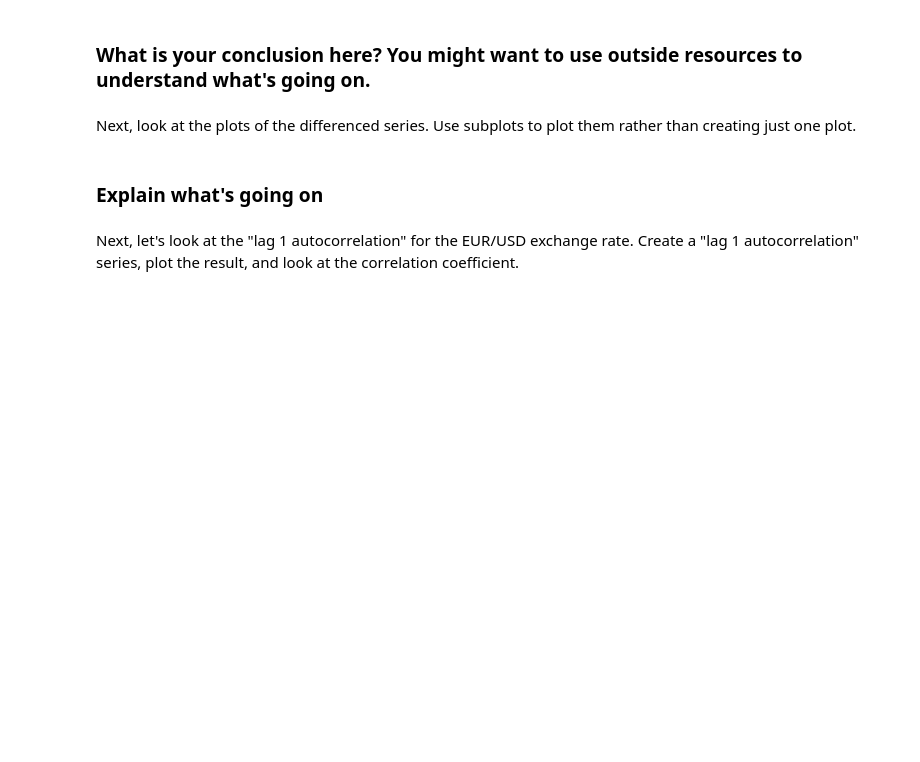
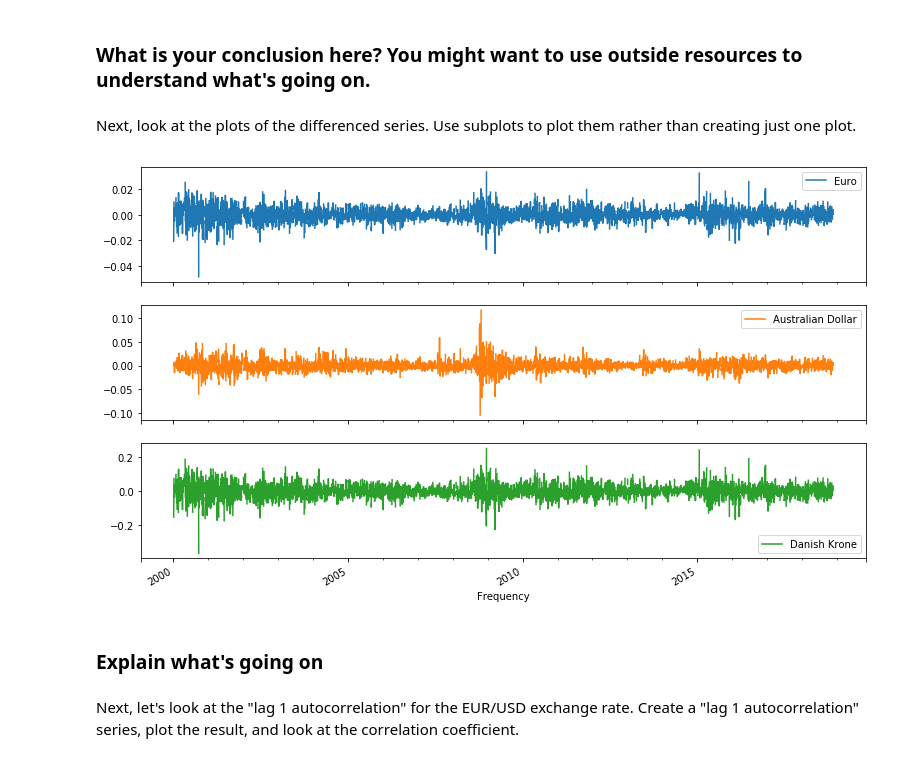
Before and after one commit to feiqi9047/dsc-3-26-05-correlation-and-autocorrelation-in-time-series-lab-nyc-ds-career-031119, a Jupyter notebook: index.ipynb, the cells around one changed output. Saved outputs shown, nothing was run; the diff lists cells and outputs as text; code cells hidden in the pictures; blank space fills up the shorter version.

```diff
--- a/index.ipynb
+++ b/index.ipynb
@@ -52,6 +52,9 @@ Next, look at the plots of the differenced series. Use subplots to plot them rat
 xr_diff = xr.diff(periods=1)
 # %%
 # your code here
+xr_diff.plot(figsize = (13,8), subplots=True, legend=True);
+# %% [output]
+[figure, added]
 # %%
 # your code here
 # %% [markdown]
```
